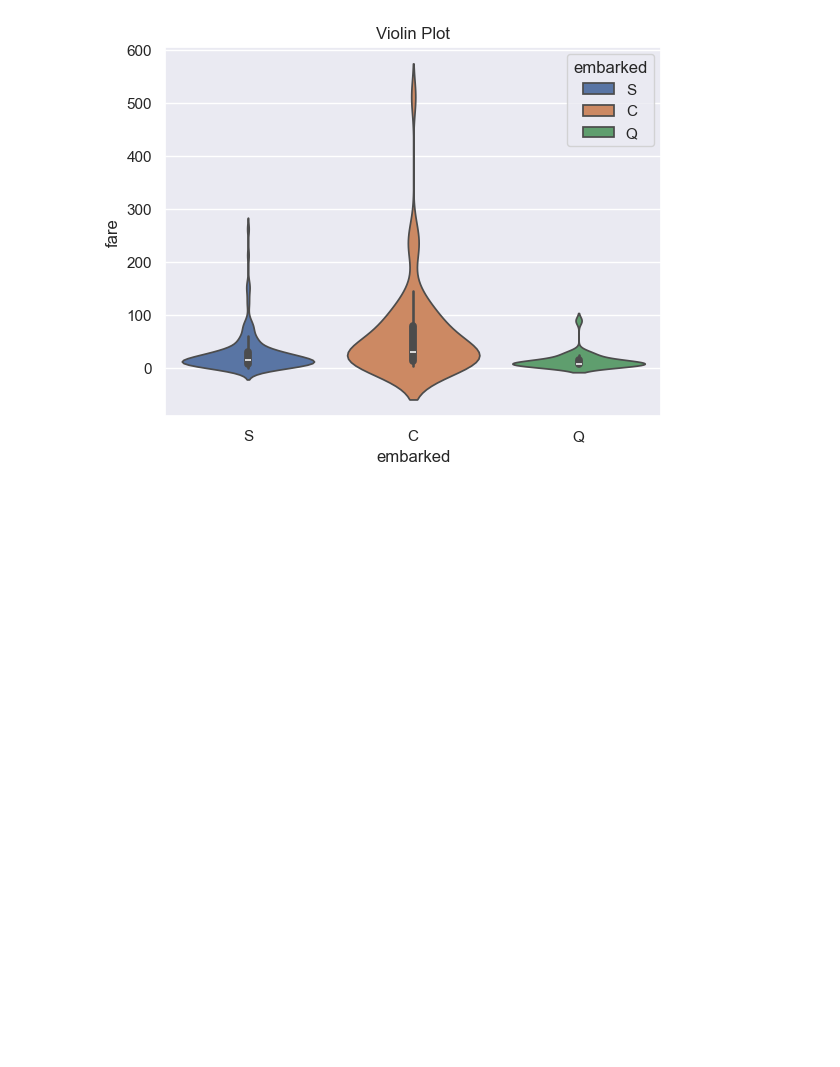
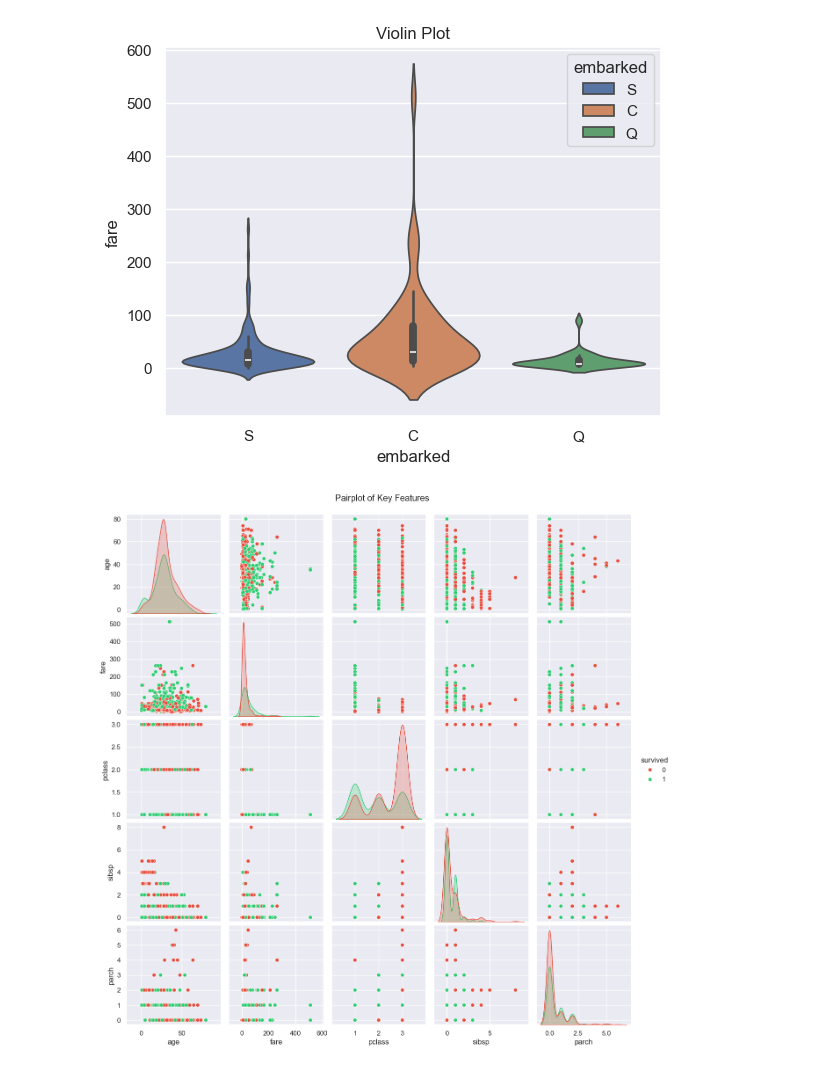
Before and after one commit to Gaurav5791/DATA-SCIENCE-Project-1, a Jupyter notebook: Untitled12.ipynb, the cells around one changed output. Cells and saved outputs as stored; diff of their text form; code cells hidden in the pictures; blank space fills up the shorter version.

```diff
--- a/Untitled12.ipynb
+++ b/Untitled12.ipynb
@@ -380,3 +380,11 @@ plt.title("Violin Plot")
 plt.show()
 # %% [output]
 [figure]
+# %%
+pairplot_df = df[['survived', 'age', 'fare', 'pclass', 'sibsp', 'parch']].dropna()
+sns.pairplot(pairplot_df, hue='survived', palette=['#e74c3c', '#2ecc71'])
+plt.suptitle('Pairplot of Key Features', y=1.02)
+plt.savefig('chart7_pairplot.png')
+plt.show()
+# %% [output]
+[figure, added]
```
Also changed, not shown: parts of 2 cells of this notebook, 1 other file.
